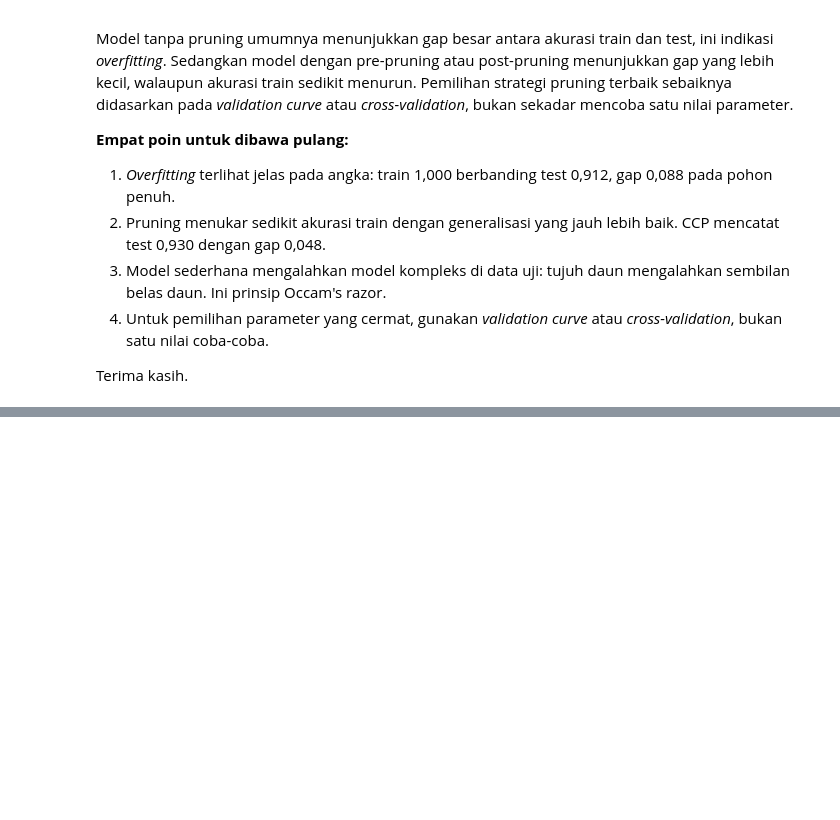
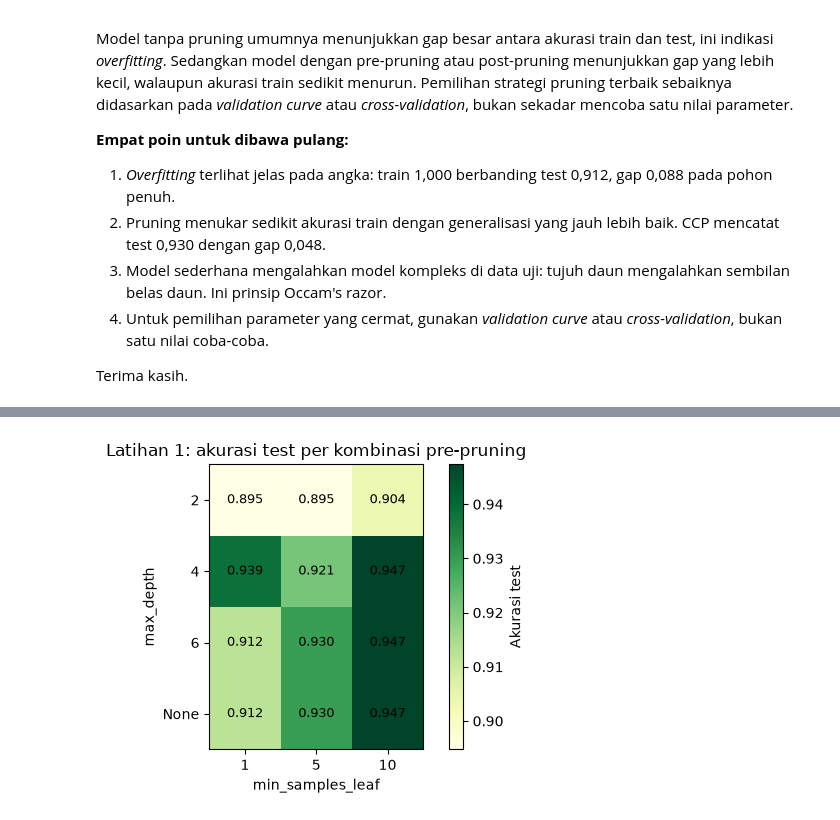
Before and after one commit to dandienter/praktikumML, a Jupyter notebook: praktikum-mingguan/praktikum-bab-05.ipynb, the cells around one changed output, grey strips where cells are left out. Saved outputs shown, nothing was run; the diff lists cells and outputs as text; code cells hidden in the pictures; blank space fills up the shorter version.

Commit message:
Bab 5: tambah 5.12 (Latihan Praktikum) ke notebook, modul, slide, dan naskah

```diff
--- a/praktikum-mingguan/praktikum-bab-05.ipynb
+++ b/praktikum-mingguan/praktikum-bab-05.ipynb
@@ -115,0 +124,16 @@ Terima kasih.
+# %%
+print(f"{'max_depth':>10s} | {'min_samples_leaf':>16s} | {'Akurasi Test':>12s}")
+print("-" * 46)
+
+hasil_grid = []
+for md in [2, 4, 6, None]:
+    for msl in [1, 5, 10]:
+        m = DecisionTreeClassifier(max_depth=md, min_samples_leaf=msl, random_state=42)
+        m.fit(X_train, y_train)
+        ak = accuracy_score(y_test, m.predict(X_test))
+        hasil_grid.append((ak, md, msl))
+        print(f"{str(md):>10s} | {msl:16d} | {ak:12.4f}")
+
+terbaik = max(hasil_grid, key=lambda t: t[0])
+print(f"\nKombinasi terbaik: max_depth={terbaik[1]}, min_samples_leaf={terbaik[2]} "
+      f"-> akurasi test {terbaik[0]:.4f}")
@@ -115,0 +157,20 @@ Terima kasih.
+# %%
+# Grafik Latihan 1: heatmap akurasi test (max_depth x min_samples_leaf)
+mat = pd.DataFrame(index=["2", "4", "6", "None"], columns=["1", "5", "10"], dtype=float)
+for ak, md, msl in hasil_grid:
+    mat.loc[str(md), str(msl)] = ak
+plt.figure(figsize=(5.5, 3.8))
+im = plt.imshow(mat.values, cmap="YlGn")
+plt.xticks(range(3), ["1", "5", "10"])
+plt.yticks(range(4), ["2", "4", "6", "None"])
+plt.xlabel("min_samples_leaf")
+plt.ylabel("max_depth")
+plt.title("Latihan 1: akurasi test per kombinasi pre-pruning")
+for r in range(4):
+    for c_ in range(3):
+        plt.text(c_, r, f"{mat.values[r, c_]:.3f}", ha="center", va="center", fontsize=9)
+plt.colorbar(im, label="Akurasi test")
+plt.tight_layout()
+plt.show()
+# %% [output]
+[figure, added]
```
Also changed, not shown: parts of 7 cells of this notebook, 5 other files.
